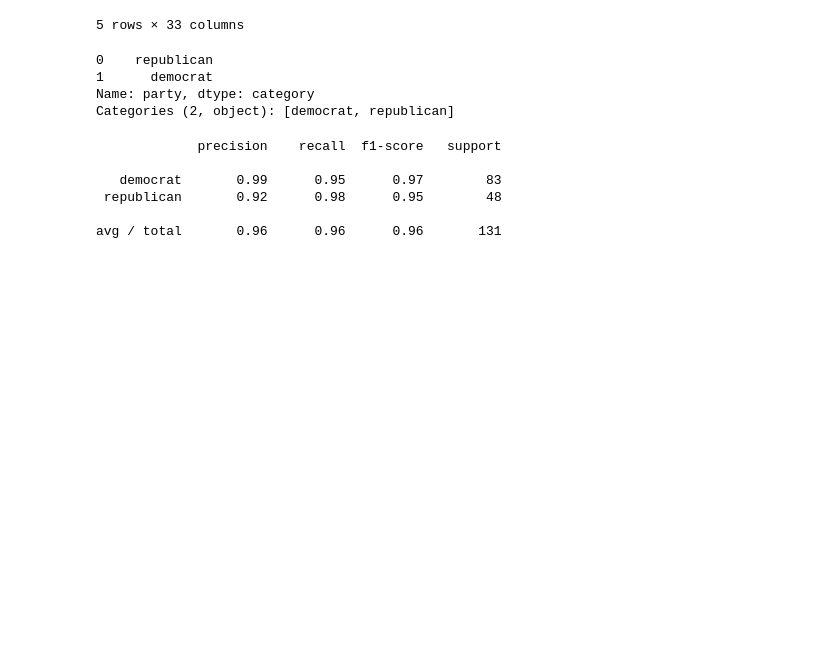
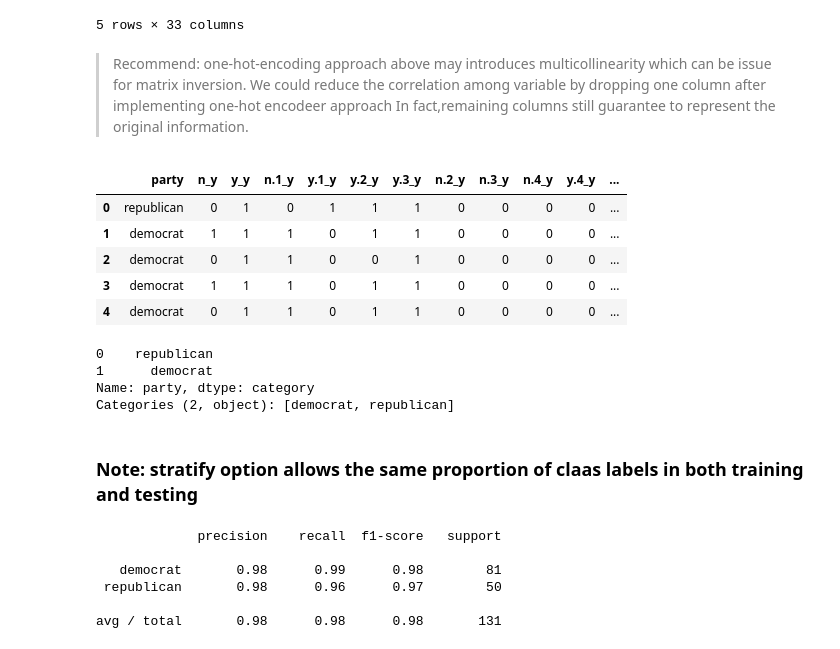
Before and after one commit to ryan13/PreprocessingUtility, a Jupyter notebook: ML_Pipeline_1.ipynb, the cells around one changed output. Drawn from its saved outputs; the diff is of its cells as text; code cells hidden in the pictures; blank space fills up the shorter version.

```diff
--- a/ML_Pipeline_1.ipynb
+++ b/ML_Pipeline_1.ipynb
@@ -315,6 +335,18 @@ df.head()
 | 3 | democrat | 0 | 1 | 0 | 1 | 0 | 1 | 1 | 0 | 0 | ... | ... |
 | 4 | democrat | 1 | 0 | 0 | 1 | 0 | 1 | 1 | 0 | 0 | ... | ... |
 5 rows × 33 columns
+# %% [markdown]
+> Recommend: one-hot-encoding approach above may introduces multicollinearity which can be issue for matrix inversion. We could reduce the correlation among variable by dropping one column after implementing one-hot encodeer approach  In fact,remaining columns still guarantee to represent the original information.
+# %%
+df=pd.concat([df[['party']],pd.get_dummies(df.drop('party',axis=1),drop_first=True)],axis=1)
+df.head()
+# %% [output]
+|  | party | n_y | y_y | n.1_y | y.1_y | y.2_y | y.3_y | n.2_y | n.3_y | n.4_y | y.4_y | ... |
+| 0 | republican | 0 | 1 | 0 | 1 | 1 | 1 | 0 | 0 | 0 | 0 | ... |
+| 1 | democrat | 1 | 1 | 1 | 0 | 1 | 1 | 0 | 0 | 0 | 0 | ... |
+| 2 | democrat | 0 | 1 | 1 | 0 | 0 | 1 | 0 | 0 | 0 | 0 | ... |
+| 3 | democrat | 1 | 1 | 1 | 0 | 1 | 1 | 0 | 0 | 0 | 0 | ... |
+| 4 | democrat | 0 | 1 | 1 | 0 | 1 | 1 | 0 | 0 | 0 | 0 | ... |
 # %%
 df.party=df.party.astype('category')
 df.party.head(2)
@@ -323,6 +355,8 @@ df.party.head(2)
 1      democrat
 Name: party, dtype: category
 Categories (2, object): [democrat, republican]
+# %% [markdown]
+### Note: stratify option allows the same proportion of claas labels in both training and testing
 # %%
 clf = SVC()
 # Setup the pipeline with the required steps: steps
@@ -332,7 +366,8 @@ para = {'SVM__C':[0.1,1, 10, 100], 'SVM__gamma':[0.5,0.1, 0.01]}
 pipeline = Pipeline(steps)
 
 # Create training and test sets
-X_train, X_test, y_train, y_test = train_test_split(df[df.columns.difference(['party'])],df['party'],test_size=0.3,random_state=42)
+X_train, X_test, y_train, y_test = train_test_split(df[df.columns.difference(['party'])],df['party'],test_size=0.3,\
+                                                    random_state=42,stratify=df['party'])
 #estimator.fit_transform(X_missing, y_missing)
 # Predict the labels of the test set
 cv = GridSearchCV(pipeline, para,cv=3)
@@ -342,7 +377,7 @@ print(classification_report(y_test,y_pred))
 # %% [output]
              precision    recall  f1-score   support
 
-   democrat       0.99      0.95      0.97        83
- republican       0.92      0.98      0.95        48
+   democrat       0.98      0.99      0.98        81
+ republican       0.98      0.96      0.97        50
 
-avg / total       0.96      0.96      0.96       131
+avg / total       0.98      0.98      0.98       131
```
Also changed, not shown: parts of 7 cells of this notebook, 5 other files.
